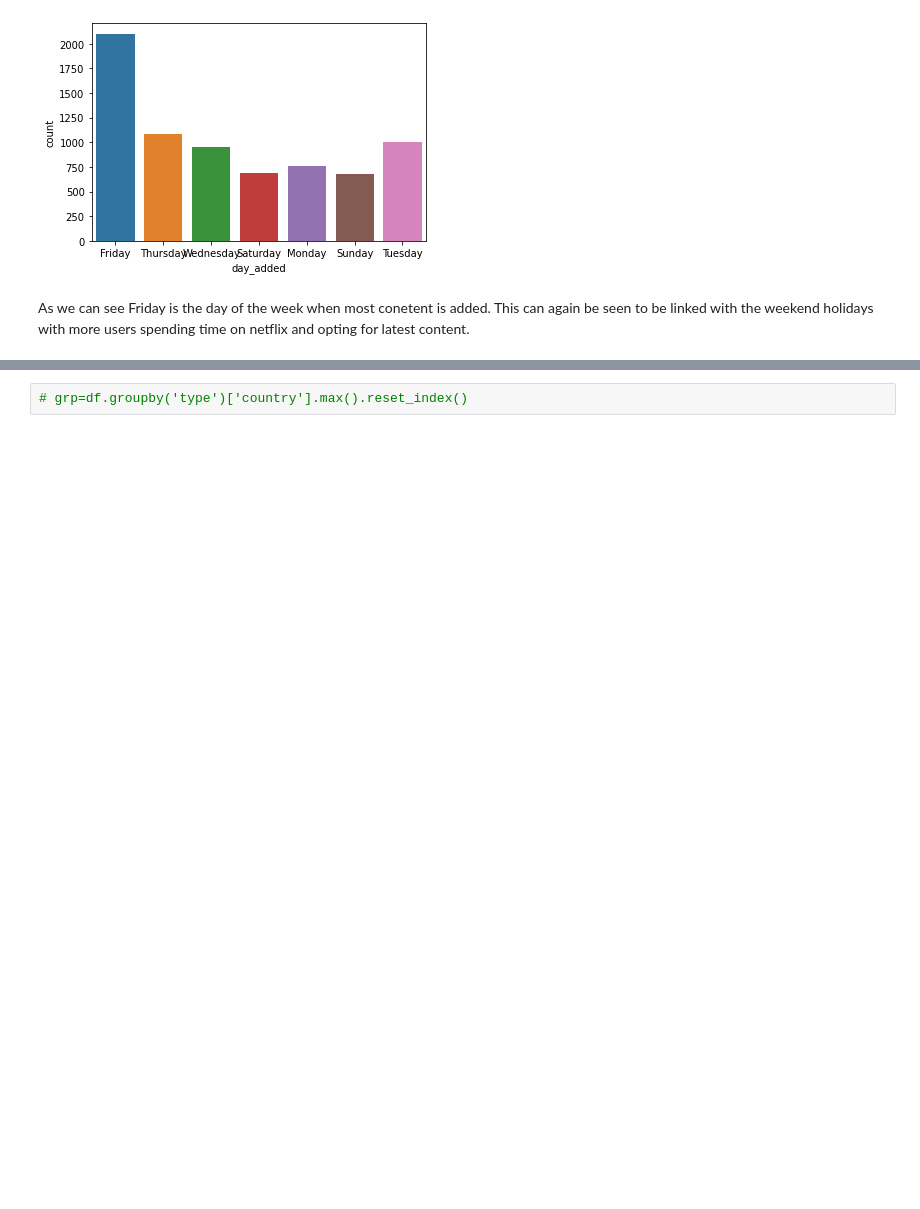
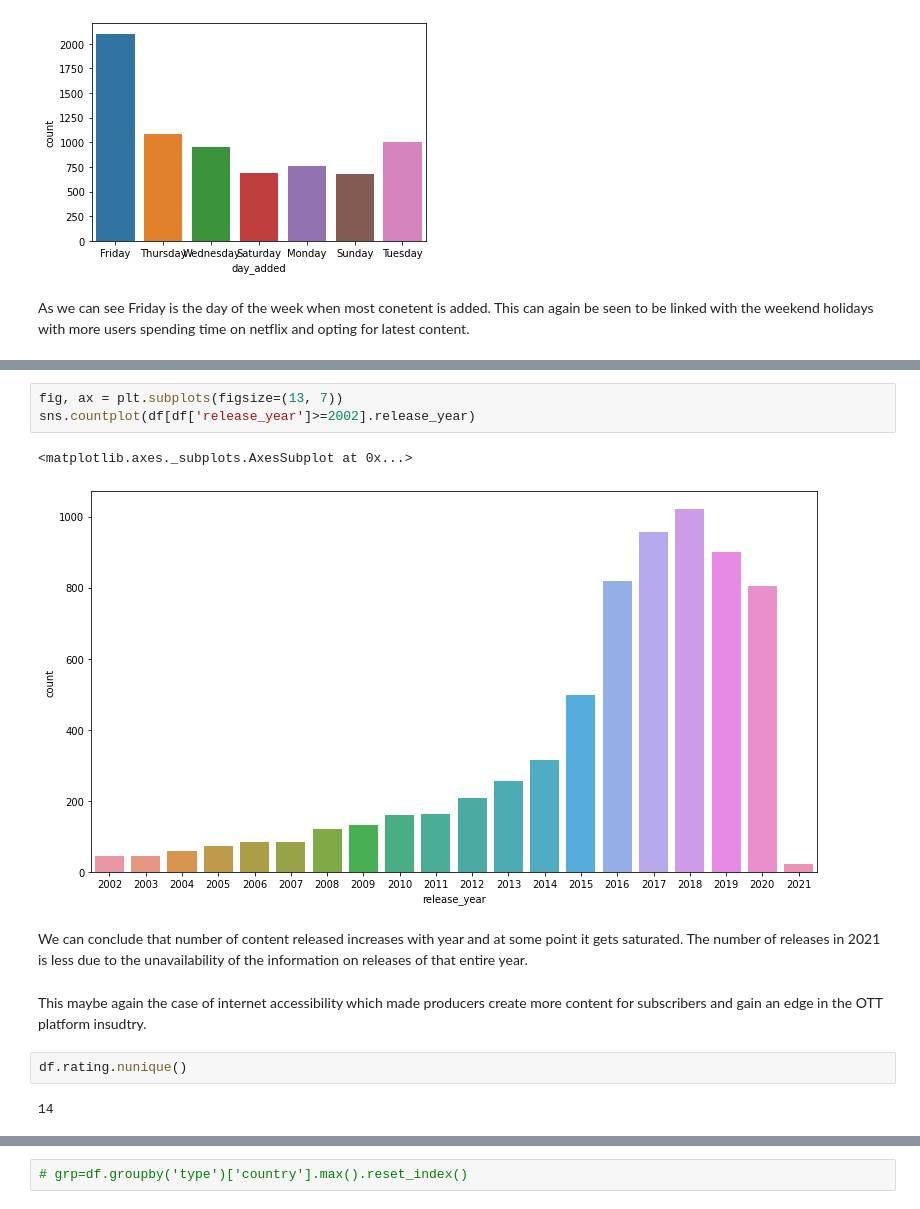
Before and after one commit to Shashwat-spyder/Netflix-movies-and-tv-shows-recommendation-system, a Jupyter notebook: Untitled18.ipynb, the cells around one changed output, grey strips where cells are left out. Drawn from its saved outputs; the diff is of its cells as text; blank space fills up the shorter version.

```diff
--- a/Untitled18.ipynb
+++ b/Untitled18.ipynb
@@ -258,0 +283,14 @@ As we can see Friday is the day of the week when most conetent is added. This ca
+# %%
+fig, ax = plt.subplots(figsize=(13, 7))
+sns.countplot(df[df['release_year']>=2002].release_year)
+# %% [output]
+<matplotlib.axes._subplots.AxesSubplot at 0x...>
+[figure, added]
+# %% [markdown]
+We can conclude that number of content released increases with year and at some point it gets saturated. The number of releases in 2021 is less due to the unavailability of the information on releases of that entire year.
+# %% [markdown]
+This maybe again the case of internet accessibility which made producers create more content for subscribers and gain an edge in the OTT platform insudtry.
+# %%
+df.rating.nunique()
+# %% [output]
+14
```
Also changed, not shown: parts of 26 cells of this notebook.
